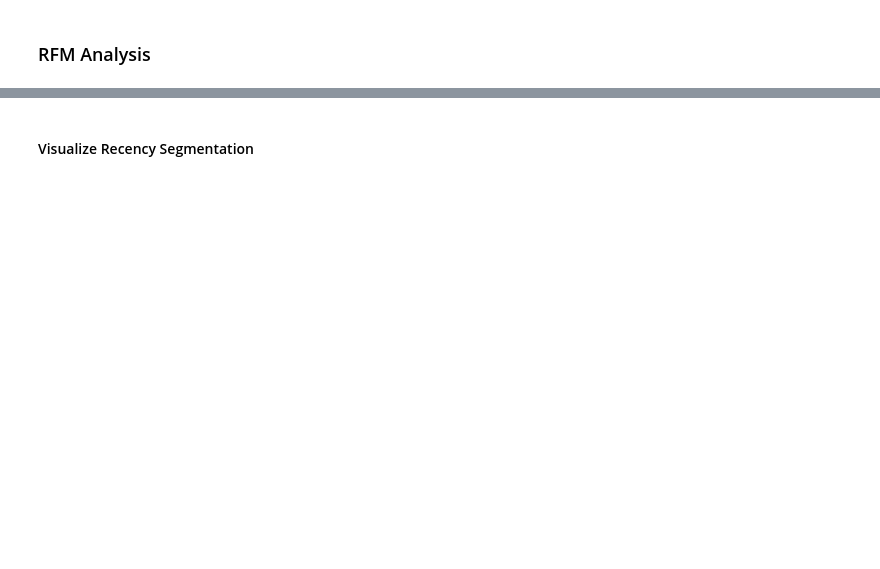
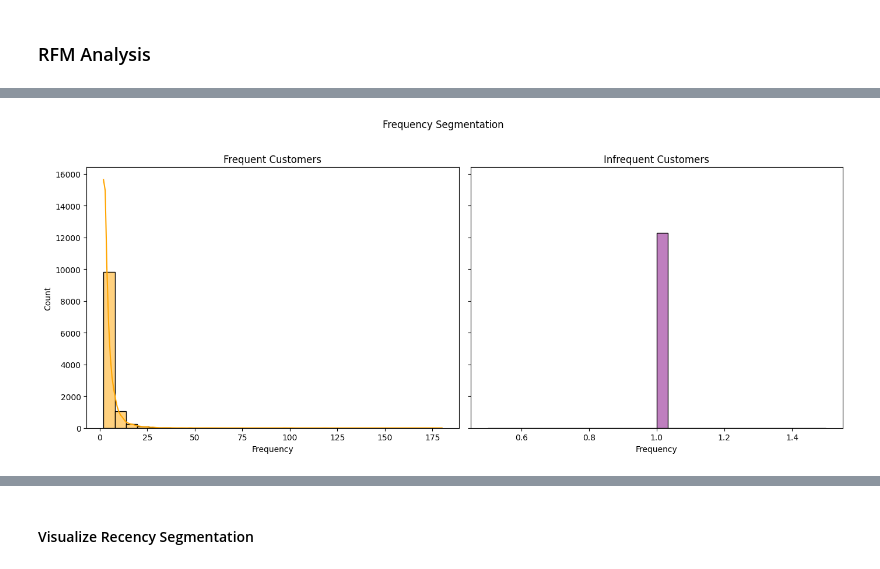
Before and after one commit to gregorywmorris/cdnow-customer-value, a Jupyter notebook: src/notebooks/customer_ltv.ipynb, the cells around one changed output, grey strips where cells are left out. Cells and saved outputs as stored; diff of their text form; code cells hidden in the pictures; blank space fills up the shorter version.

```diff
--- a/src/notebooks/customer_ltv.ipynb
+++ b/src/notebooks/customer_ltv.ipynb
@@ -1360,0 +1717,17 @@ low_value_customers = predictions_df[predictions_df['price_sum'] <= predictions_
+# %%
+# Frequency Segmentation
+fig, ax = plt.subplots(1, 2, figsize=(14, 6), sharey=True)
+fig.suptitle('Frequency Segmentation')
+
+sns.histplot(frequent_customers['frequency'], bins=30, kde=True, color='orange', ax=ax[0])
+ax[0].set_title('Frequent Customers')
+ax[0].set_xlabel('Frequency')
+
+sns.histplot(infrequent_customers['frequency'], bins=30, kde=True, color='purple', ax=ax[1])
+ax[1].set_title('Infrequent Customers')
+ax[1].set_xlabel('Frequency')
+
+plt.tight_layout(rect=[0, 0, 1, 0.96])
+plt.show()
+# %% [output]
+[figure, added]
```
Also changed, not shown: parts of 125 cells of this notebook, 21 other files.
